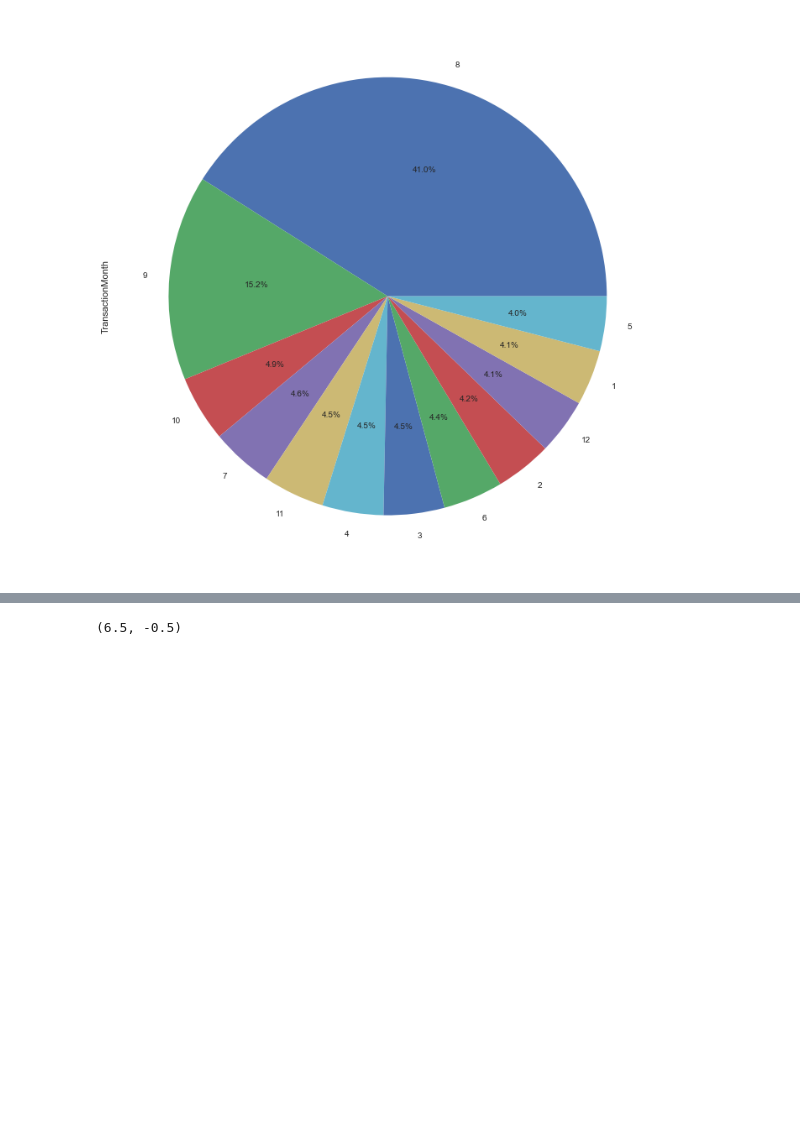
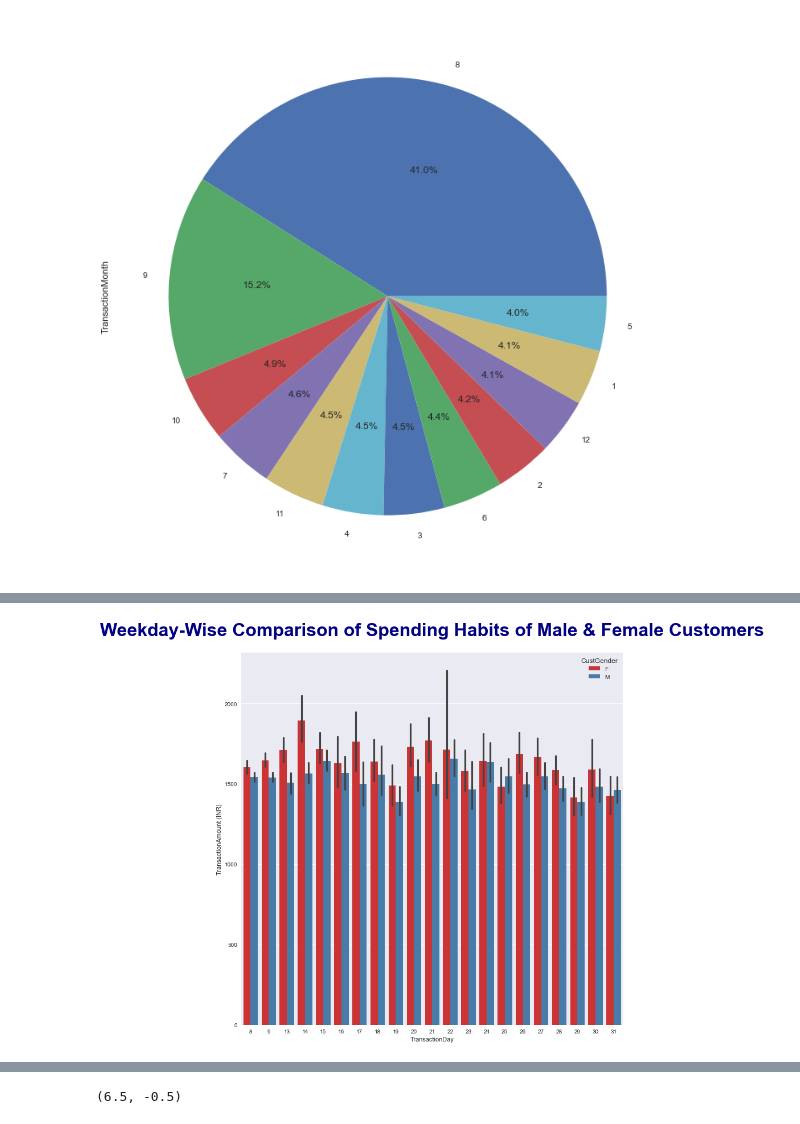
Before and after one commit to abideen-olawuwo/customer-segmentation, a Jupyter notebook: customer_segmentation.ipynb, the cells around one changed output, grey strips where cells are left out. Saved outputs shown, nothing was run; the diff lists cells and outputs as text; code cells hidden in the pictures; blank space fills up the shorter version.

```diff
--- a/customer_segmentation.ipynb
+++ b/customer_segmentation.ipynb
@@ -274,0 +289,6 @@ df['TransactionMonth'].value_counts().plot(kind='pie',autopct='%1.1f%%')
+# %%
+plt.figure(figsize = (12,12))
+sns.barplot(data=df,x='TransactionDay',y='TransactionAmount (INR)',palette='Set1',hue='CustGender')
+plt.title('Weekday-Wise Comparison of Spending Habits of Male & Female Customers',fontsize=32,fontweight='bold',color='navy',pad=30);
+# %% [output]
+[figure, added]
```
Also changed, not shown: parts of 35 cells of this notebook.
